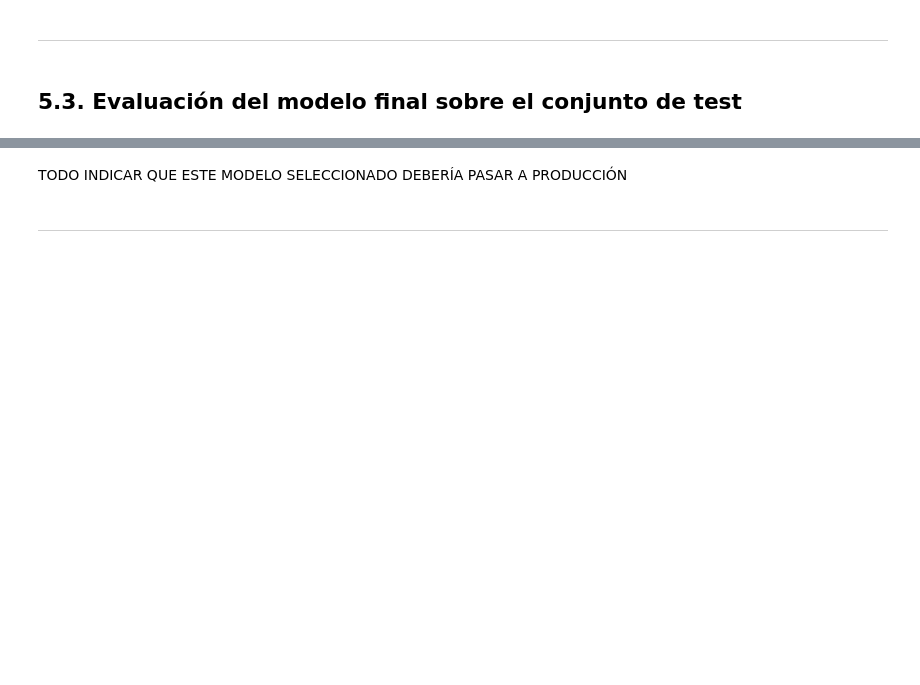
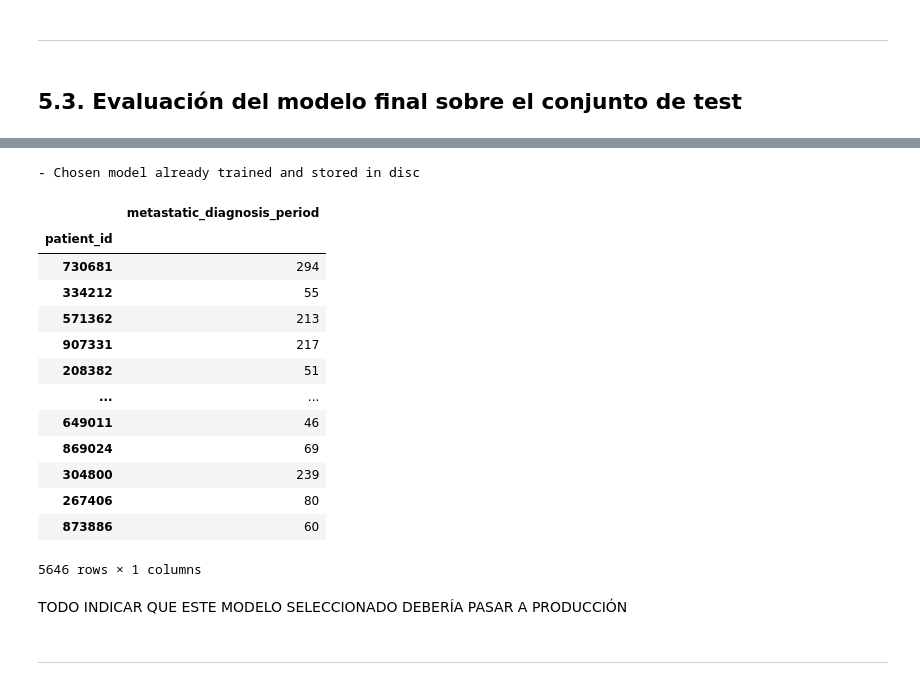
Before and after one commit to MoonDollLuna/cidaen_m5_thesis, a Jupyter notebook: WiDS Datathon 2024 C2 - Part 2 (Regression Models).ipynb, the cells around one changed output, grey strips where cells are left out. Cells and saved outputs as stored; diff of their text form; code cells hidden in the pictures; blank space fills up the shorter version.

Commit message:
Part 2 - 5.3. Final prediction

```diff
--- a/WiDS Datathon 2024 C2 - Part 2 (Regression Models).ipynb
+++ b/WiDS Datathon 2024 C2 - Part 2 (Regression Models).ipynb
@@ -2327,0 +2354,62 @@ Pipeline(steps=[('preprocessing',
+# %%
+# Train and store the model into disc if required
+if not chosen_model_trained:
+
+    # Keep track of the final training time on a bigger dataset
+    full_training_time = time()
+
+    # STEP 1 - Fit the model on both the training AND validation datasets
+    chosen_model.fit(X, y)
+    full_training_time = time() - full_training_time
+
+    # STEP 2 - Store the relevant information
+    chosen_model_info["test_time"] = full_training_time
+
+    # STEP 3- Store the chosen model and information
+    Path(r"./models").mkdir(parents=True, exist_ok=True)
+
+    with open(r"./models/chosen_model.pkl", "wb") as model_file:
+        pickle.dump(chosen_model, model_file, protocol=5)
+    with open(r"./models/chosen_model_info.json", "w") as json_file:
+        json.dump(chosen_model_info, json_file)
+
+    chosen_model_trained = True
+    print("- Chosen model trained on full dataset (training and validation)")
+
+else:
+
+    print("- Chosen model already trained and stored in disc")
+# %% [output]
+- Chosen model already trained and stored in disc
+# %%
+# Obtain the prediction for the test dataframe
+test_pred = chosen_model.predict(X_test)
+
+# Test predictions are float, but they must be presented as
+# a DataFrame with:
+# - INDEX - patient_id
+# - COLUMN - metastatic_diagnosis_period (int)
+df_test_pred = (
+    pd.DataFrame(                                       # Step 1 - Create the Dataframe
+        data=test_pred,
+        columns=["metastatic_diagnosis_period"],
+        index=X_test.index
+    ).round(0).astype(int)                              # Step 2 - Round to the nearest integer and convert into integer
+)
+
+display(df_test_pred)
+# %% [output]
+|  | metastatic_diagnosis_period |
+| patient_id |  |
+| 730681 | 294 |
+| 334212 | 55 |
+| 571362 | 213 |
+| 907331 | 217 |
+| 208382 | 51 |
+| ... | ... |
+| 649011 | 46 |
+| 869024 | 69 |
+| 304800 | 239 |
+| 267406 | 80 |
+| 873886 | 60 |
+5646 rows × 1 columns
```
Also changed, not shown: parts of 6 cells of this notebook.
